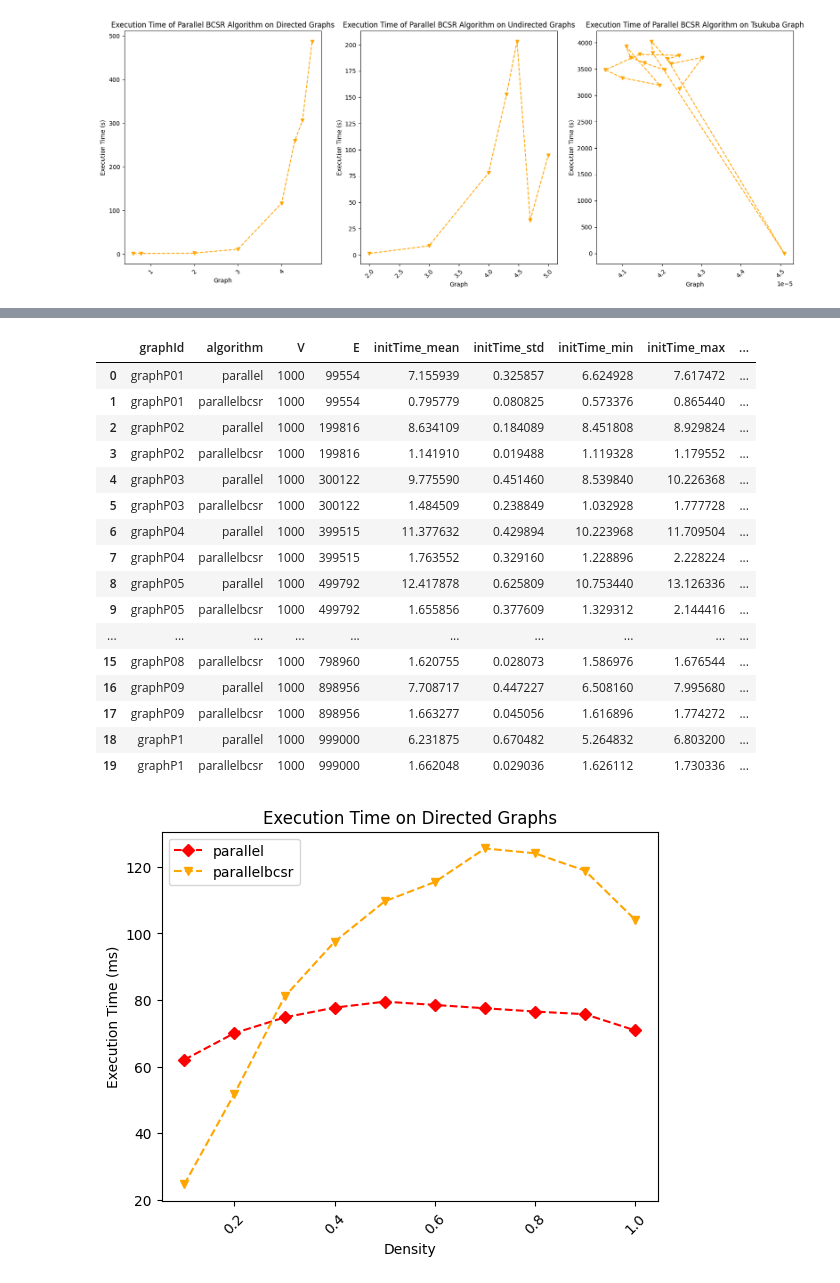
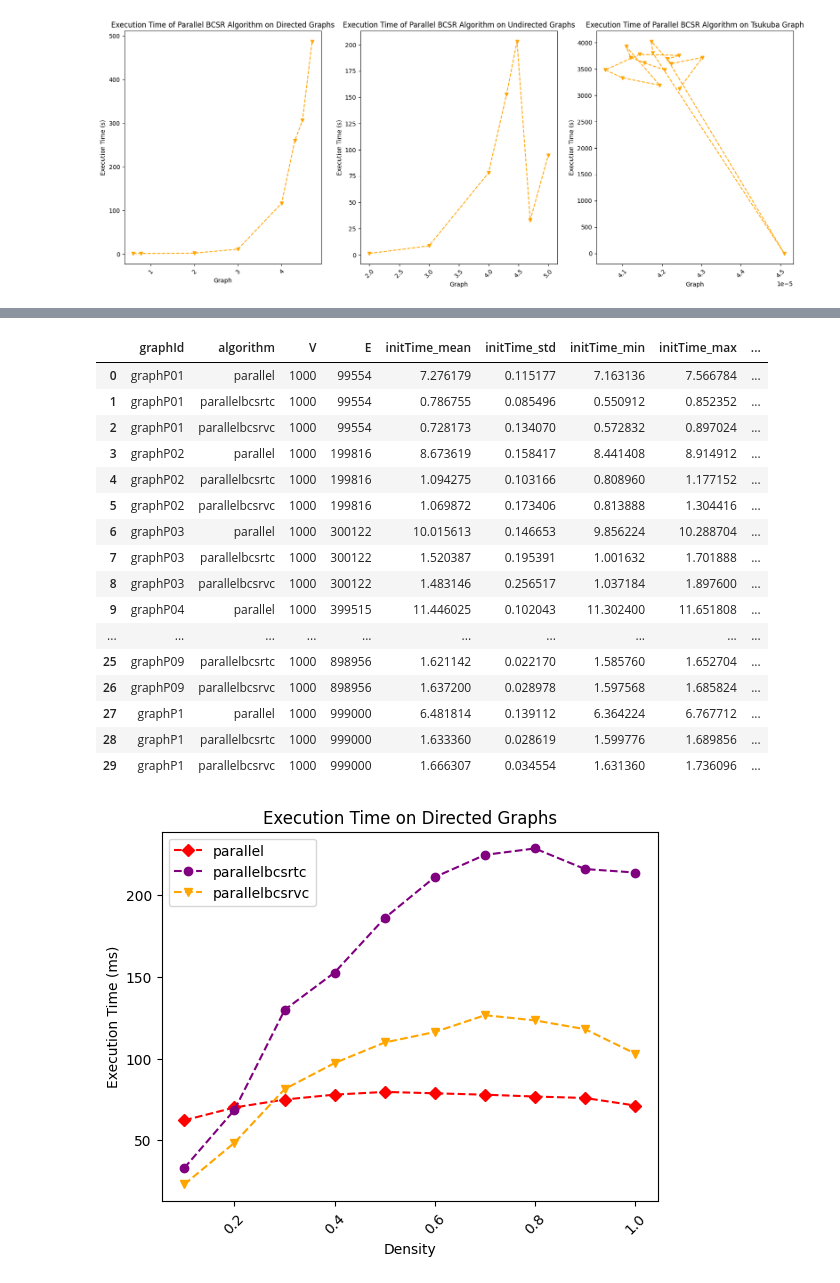
Before and after one commit to Daniele974/GraphCuts_CUDA, a Jupyter notebook: result_analysis_new.ipynb, the cells around one changed output, grey strips where cells are left out. Saved outputs shown, nothing was run; the diff lists cells and outputs as text; code cells hidden in the pictures.

Commit message:
Aggiornato notebook con risultati density test

```diff
--- a/result_analysis_new.ipynb
+++ b/result_analysis_new.ipynb
@@ -224,7 +224,7 @@ plt.show()
 # %% [output]
 [figure]
 # %%
-results_path = './results/session5_density1K/'
+results_path = './results/session8_density1K/'
 files = glob.glob(results_path + '*.json')
 results = []
 
@@ -263,38 +263,43 @@ agg_results.columns = ['graphId', 'algorithm', 'V', 'E', 'initTime_mean', 'initT
 agg_results
 # %% [output]
 |  | graphId | algorithm | V | E | initTime_mean | initTime_std | initTime_min | initTime_max | ... |
-| 0 | graphP01 | parallel | 1000 | 99554 | 7.155939 | 0.325857 | 6.624928 | 7.617472 | ... |
-| 1 | graphP01 | parallelbcsr | 1000 | 99554 | 0.795779 | 0.080825 | 0.573376 | 0.865440 | ... |
-| 2 | graphP02 | parallel | 1000 | 199816 | 8.634109 | 0.184089 | 8.451808 | 8.929824 | ... |
-| 3 | graphP02 | parallelbcsr | 1000 | 199816 | 1.141910 | 0.019488 | 1.119328 | 1.179552 | ... |
-| 4 | graphP03 | parallel | 1000 | 300122 | 9.775590 | 0.451460 | 8.539840 | 10.226368 | ... |
-| 5 | graphP03 | parallelbcsr | 1000 | 300122 | 1.484509 | 0.238849 | 1.032928 | 1.777728 | ... |
-| 6 | graphP04 | parallel | 1000 | 399515 | 11.377632 | 0.429894 | 10.223968 | 11.709504 | ... |
-| 7 | graphP04 | parallelbcsr | 1000 | 399515 | 1.763552 | 0.329160 | 1.228896 | 2.228224 | ... |
-| 8 | graphP05 | parallel | 1000 | 499792 | 12.417878 | 0.625809 | 10.753440 | 13.126336 | ... |
-| 9 | graphP05 | parallelbcsr | 1000 | 499792 | 1.655856 | 0.377609 | 1.329312 | 2.144416 | ... |
+| 0 | graphP01 | parallel | 1000 | 99554 | 7.276179 | 0.115177 | 7.163136 | 7.566784 | ... |
+| 1 | graphP01 | parallelbcsrtc | 1000 | 99554 | 0.786755 | 0.085496 | 0.550912 | 0.852352 | ... |
+| 2 | graphP01 | parallelbcsrvc | 1000 | 99554 | 0.728173 | 0.134070 | 0.572832 | 0.897024 | ... |
+| 3 | graphP02 | parallel | 1000 | 199816 | 8.673619 | 0.158417 | 8.441408 | 8.914912 | ... |
+| 4 | graphP02 | parallelbcsrtc | 1000 | 199816 | 1.094275 | 0.103166 | 0.808960 | 1.177152 | ... |
+| 5 | graphP02 | parallelbcsrvc | 1000 | 199816 | 1.069872 | 0.173406 | 0.813888 | 1.304416 | ... |
+| 6 | graphP03 | parallel | 1000 | 300122 | 10.015613 | 0.146653 | 9.856224 | 10.288704 | ... |
+| 7 | graphP03 | parallelbcsrtc | 1000 | 300122 | 1.520387 | 0.195391 | 1.001632 | 1.701888 | ... |
+| 8 | graphP03 | parallelbcsrvc | 1000 | 300122 | 1.483146 | 0.256517 | 1.037184 | 1.897600 | ... |
+| 9 | graphP04 | parallel | 1000 | 399515 | 11.446025 | 0.102043 | 11.302400 | 11.651808 | ... |
 | ... | ... | ... | ... | ... | ... | ... | ... | ... | ... |
-| 15 | graphP08 | parallelbcsr | 1000 | 798960 | 1.620755 | 0.028073 | 1.586976 | 1.676544 | ... |
-| 16 | graphP09 | parallel | 1000 | 898956 | 7.708717 | 0.447227 | 6.508160 | 7.995680 | ... |
-| 17 | graphP09 | parallelbcsr | 1000 | 898956 | 1.663277 | 0.045056 | 1.616896 | 1.774272 | ... |
-| 18 | graphP1 | parallel | 1000 | 999000 | 6.231875 | 0.670482 | 5.264832 | 6.803200 | ... |
-| 19 | graphP1 | parallelbcsr | 1000 | 999000 | 1.662048 | 0.029036 | 1.626112 | 1.730336 | ... |
+| 25 | graphP09 | parallelbcsrtc | 1000 | 898956 | 1.621142 | 0.022170 | 1.585760 | 1.652704 | ... |
+| 26 | graphP09 | parallelbcsrvc | 1000 | 898956 | 1.637200 | 0.028978 | 1.597568 | 1.685824 | ... |
+| 27 | graphP1 | parallel | 1000 | 999000 | 6.481814 | 0.139112 | 6.364224 | 6.767712 | ... |
+| 28 | graphP1 | parallelbcsrtc | 1000 | 999000 | 1.633360 | 0.028619 | 1.599776 | 1.689856 | ... |
+| 29 | graphP1 | parallelbcsrvc | 1000 | 999000 | 1.666307 | 0.034554 | 1.631360 | 1.736096 | ... |
 # %%
 plot_style = {'serial': {'linestyle': 'dashed', 'color': 'blue', 'marker': 's'},
               'parallel': {'linestyle': 'dashed', 'color': 'red', 'marker': 'D'},
-              'parallelbcsr': {'linestyle': 'dashed', 'color': 'orange', 'marker': 'v'}
+              'parallelbcsrtc': {'linestyle': 'dashed', 'color': 'purple', 'marker': 'o'},
+              'parallelbcsrvc': {'linestyle': 'dashed', 'color': 'orange', 'marker': 'v'}
               }
+
+legend_order = ['parallel', 'parallelbcsrtc', 'parallelbcsrvc']
 
 # Line plot
 for algorithm in agg_results['algorithm'].unique():
     data = agg_results[agg_results['algorithm'] == algorithm]
     density = data['E'] / (data['V'] * (data['V'] -1))
     plt.plot(density, data['execTime_mean'], label=algorithm, linestyle=plot_style[algorithm]['linestyle'], color=plot_style[algorithm]['color'], marker=plot_style[algorithm]['marker'])
 plt.xlabel('Density')
 plt.ylabel('Execution Time (ms)')
 plt.title('Execution Time on Directed Graphs')
-plt.legend()
+#plt.legend()
+handles, labels = plt.gca().get_legend_handles_labels()
+plt.legend([handles[labels.index(algo)] for algo in legend_order], legend_order)
 plt.xticks(rotation=45)
 plt.show()
 # %% [output]
-[figure, old version]
+[figure, new version]
```
Also changed, not shown: parts of 1 cell of this notebook.
